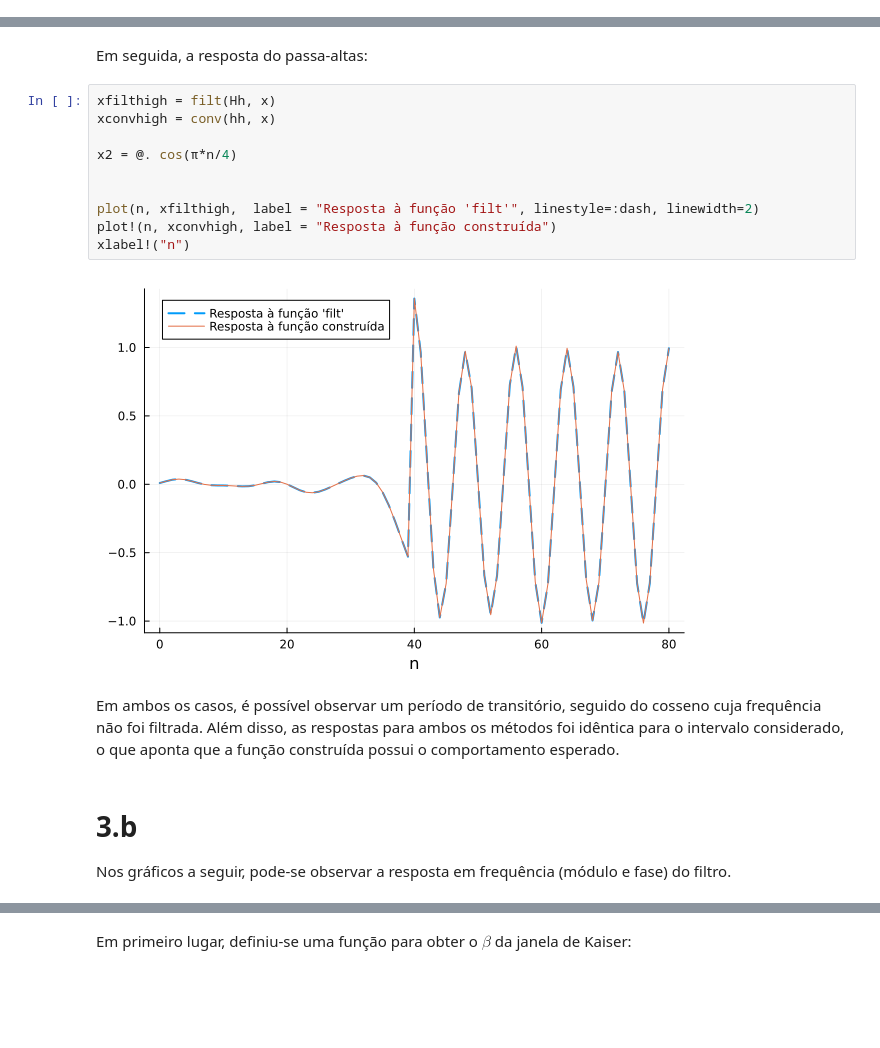
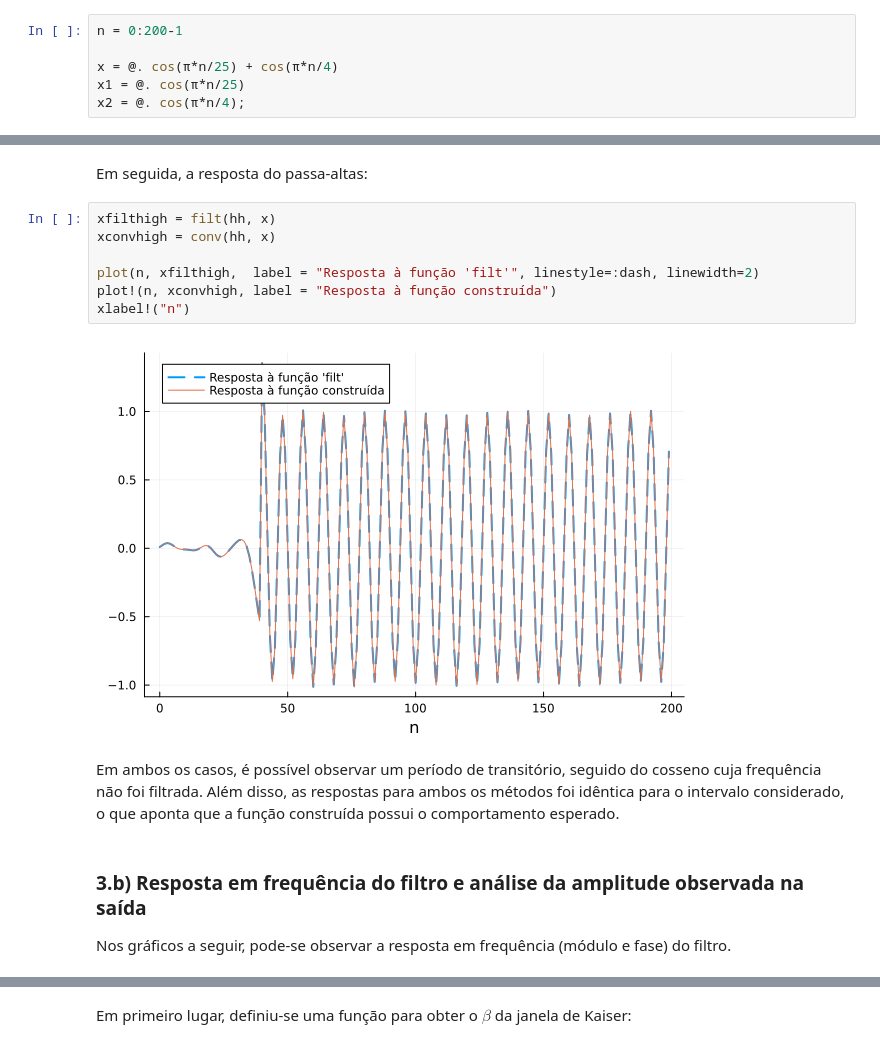
Before and after one commit to HenriqueLefundes/EP2_PES, a Jupyter notebook: EP2.ipynb, the cells around one changed output, grey strips where cells are left out. Saved outputs shown, nothing was run; the diff lists cells and outputs as text; blank space fills up the shorter version.

```diff
--- a/EP2.ipynb
+++ b/EP2.ipynb
@@ -65,3 +61,9 @@ conv (generic function with 1 method)
 Abaixo, é possível comparar a saída da convolução implementada anteriormente com a função filt para obter a saída dos filtros construídos para o sinal $$x[n] = cos(\pi n /25) + cos(\pi n /4)$$
+# %%
+n = 0:200-1
+
+x = @. cos(π*n/25) + cos(π*n/4)
+x1 = @. cos(π*n/25)
+x2 = @. cos(π*n/4);
 # %% [markdown]
 Em primeiro lugar, observa-se a resposta quando o passa baixa é aplicado:
@@ -68,21 +81,18 @@ Em primeiro lugar, observa-se a resposta quando o passa baixa é aplicado:
 # %% [markdown]
 Em seguida, a resposta do passa-altas:
 # %%
-xfilthigh = filt(Hh, x)
+xfilthigh = filt(hh, x)
 xconvhigh = conv(hh, x)
-
-x2 = @. cos(π*n/4)
-
 
 plot(n, xfilthigh,  label = "Resposta à função 'filt'", linestyle=:dash, linewidth=2)
 plot!(n, xconvhigh, label = "Resposta à função construída")
 xlabel!("n")
 # %% [output]
-[figure, old version]
+[figure, new version]
 # %% [markdown]
 Em ambos os casos, é possível observar um período de transitório, seguido do cosseno cuja frequência não foi filtrada. Além disso, as respostas para ambos os métodos foi idêntica para o intervalo considerado, o que aponta que a função construída possui o comportamento esperado.
 # %% [markdown]
-# 3.b
+### 3.b) Resposta em frequência do filtro e análise da amplitude observada na saída
 
 Nos gráficos a seguir, pode-se observar a resposta em frequência (módulo e fase) do filtro.
 # %%
```
Also changed, not shown: parts of 27 cells of this notebook.
